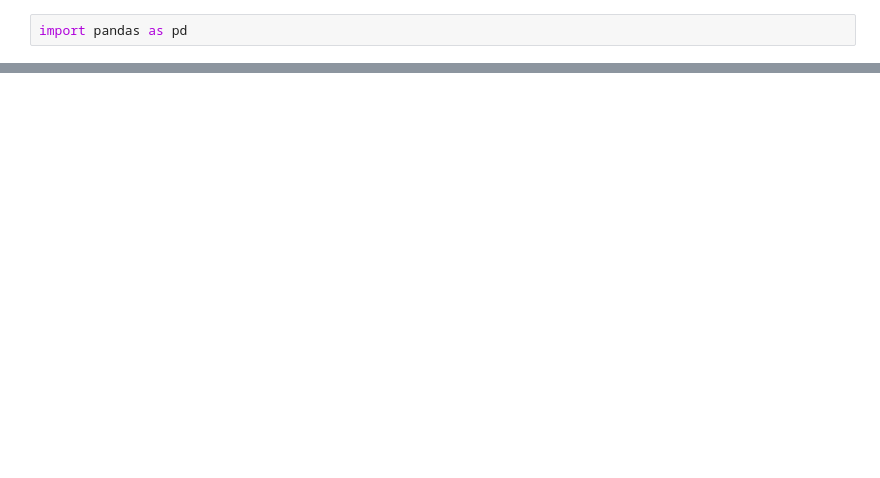
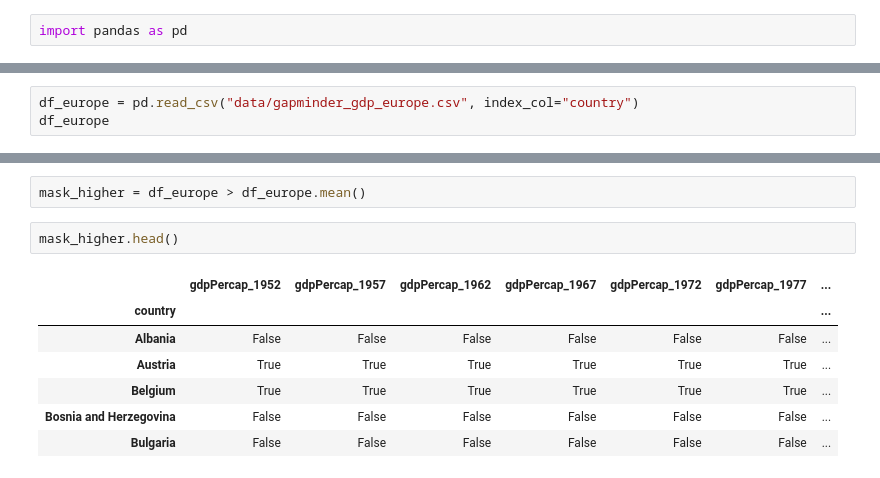
Before and after one commit to jenna-jordan/python-practice, a Jupyter notebook: notebook.ipynb, the cells around one changed output, grey strips where cells are left out. Drawn from its saved outputs; the diff is of its cells as text; blank space fills up the shorter version.

```diff
--- a/notebook.ipynb
+++ b/notebook.ipynb
@@ -27,0 +83,3 @@ df_oceania
+# %%
+df_europe = pd.read_csv("data/gapminder_gdp_europe.csv", index_col="country")
+df_europe
@@ -27,0 +151,12 @@ df_oceania
+# %%
+mask_higher = df_europe > df_europe.mean()
+# %%
+mask_higher.head()
+# %% [output]
+|  | gdpPercap_1952 | gdpPercap_1957 | gdpPercap_1962 | gdpPercap_1967 | gdpPercap_1972 | gdpPercap_1977 | ... |
+| country |  |  |  |  |  |  | ... |
+| Albania | False | False | False | False | False | False | ... |
+| Austria | True | True | True | True | True | True | ... |
+| Belgium | True | True | True | True | True | True | ... |
+| Bosnia and Herzegovina | False | False | False | False | False | False | ... |
+| Bulgaria | False | False | False | False | False | False | ... |
```
Also changed, not shown: parts of 20 cells of this notebook.
